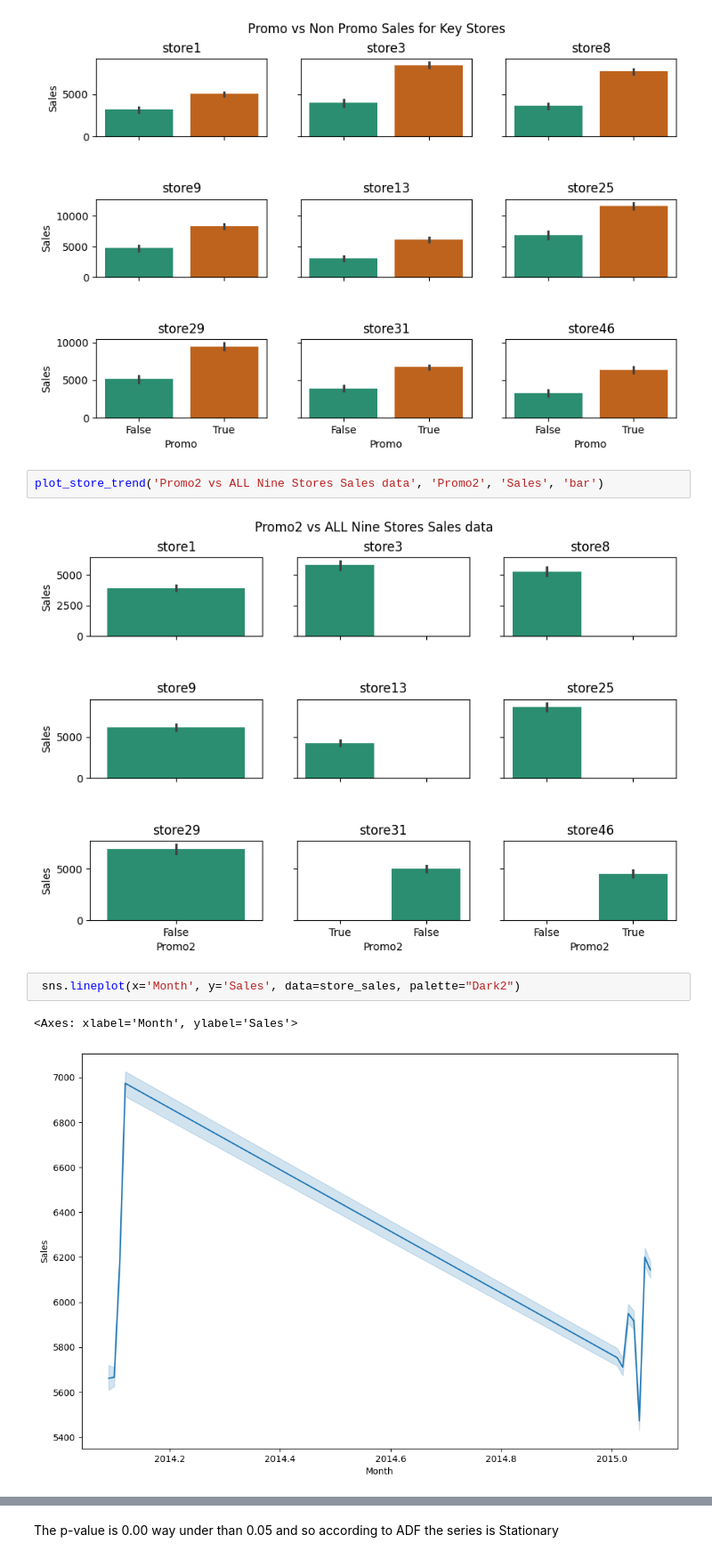
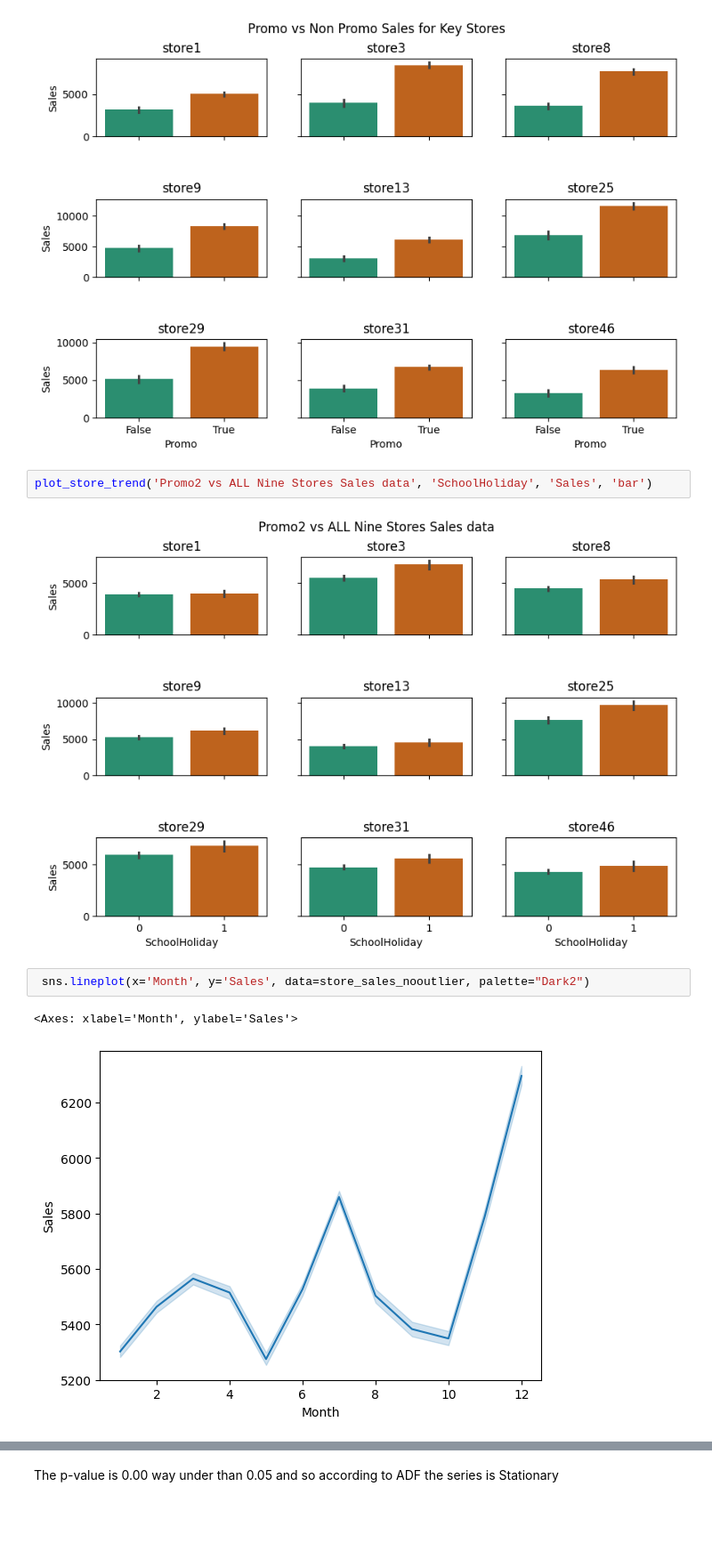
Before and after one commit to chitra-psg/rossmann_sales_prediction, a Jupyter notebook: Rossman_Sales_Prediction_Final.ipynb, the cells around one changed output, grey strips where cells are left out. Shown at 89% size. Saved outputs shown, nothing was run; the diff lists cells and outputs as text; blank space fills up the shorter version.

```diff
--- a/Rossman_Sales_Prediction_Final.ipynb
+++ b/Rossman_Sales_Prediction_Final.ipynb
@@ -416,14 +419,14 @@ plot_store_trend('Promo vs Non Promo Sales for Key Stores', 'Promo', 'Sales', 'b
 # %% [output]
 [figure]
 # %%
-plot_store_trend('Promo2 vs ALL Nine Stores Sales data', 'Promo2', 'Sales', 'bar')
+plot_store_trend('Promo2 vs ALL Nine Stores Sales data', 'SchoolHoliday', 'Sales', 'bar')
 # %% [output]
-[figure, old version]
+[figure, new version]
 # %%
- sns.lineplot(x='Month', y='Sales', data=store_sales, palette="Dark2")
+ sns.lineplot(x='Month', y='Sales', data=store_sales_nooutlier, palette="Dark2")
 # %% [output]
 <Axes: xlabel='Month', ylabel='Sales'>
-[figure, old version]
+[figure, new version]
 # %%
 # Let us plot average sales and pct change in sales
 for i in range(0,9):
```
Also changed, not shown: parts of 29 cells of this notebook.
